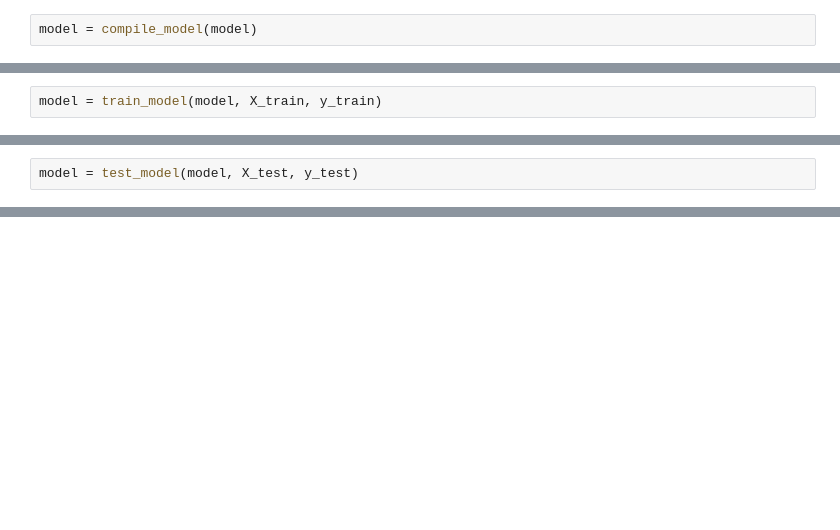
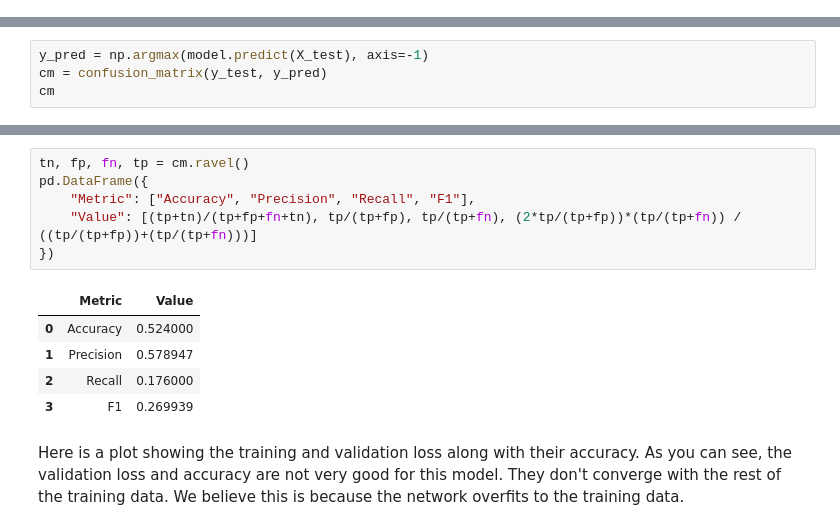
Before and after one commit to Arvonit/penguin_analysis, a Jupyter notebook: project.ipynb, the cells around one changed output, grey strips where cells are left out. Drawn from its saved outputs; the diff is of its cells as text; blank space fills up the shorter version.

```diff
--- a/project.ipynb
+++ b/project.ipynb
@@ -106,2 +136,0 @@ model = create_model()
-# %%
-model = compile_model(model)
@@ -111,2 +136,0 @@ WARNING:absl:There is a known slowdown when using v2.11+ Keras optimizers on M1/
-# %%
-model = train_model(model, X_train, y_train)
@@ -131,2 +136,0 @@ Epoch 25/25
-# %%
-model = test_model(model, X_test, y_test)
@@ -134,0 +139,4 @@ Test loss: 2.9375596046447754 / Test accuracy: 0.5699999928474426
+# %%
+y_pred = np.argmax(model.predict(X_test), axis=-1)
+cm = confusion_matrix(y_test, y_pred)
+cm
@@ -134,0 +147,14 @@ Test loss: 2.9375596046447754 / Test accuracy: 0.5699999928474426
+# %%
+tn, fp, fn, tp = cm.ravel()
+pd.DataFrame({
+    "Metric": ["Accuracy", "Precision", "Recall", "F1"],
+    "Value": [(tp+tn)/(tp+fp+fn+tn), tp/(tp+fp), tp/(tp+fn), (2*tp/(tp+fp))*(tp/(tp+fn)) / ((tp/(tp+fp))+(tp/(tp+fn)))]
+})
+# %% [output]
+|  | Metric | Value |
+| 0 | Accuracy | 0.524000 |
+| 1 | Precision | 0.578947 |
+| 2 | Recall | 0.176000 |
+| 3 | F1 | 0.269939 |
+# %% [markdown]
+Here is a plot showing the training and validation loss along with their accuracy. As you can see, the validation loss and accuracy are not very good for this model. They don't converge with the rest of the training data. We believe this is because the network overfits to the training data.
```
Also changed, not shown: parts of 24 cells of this notebook.
